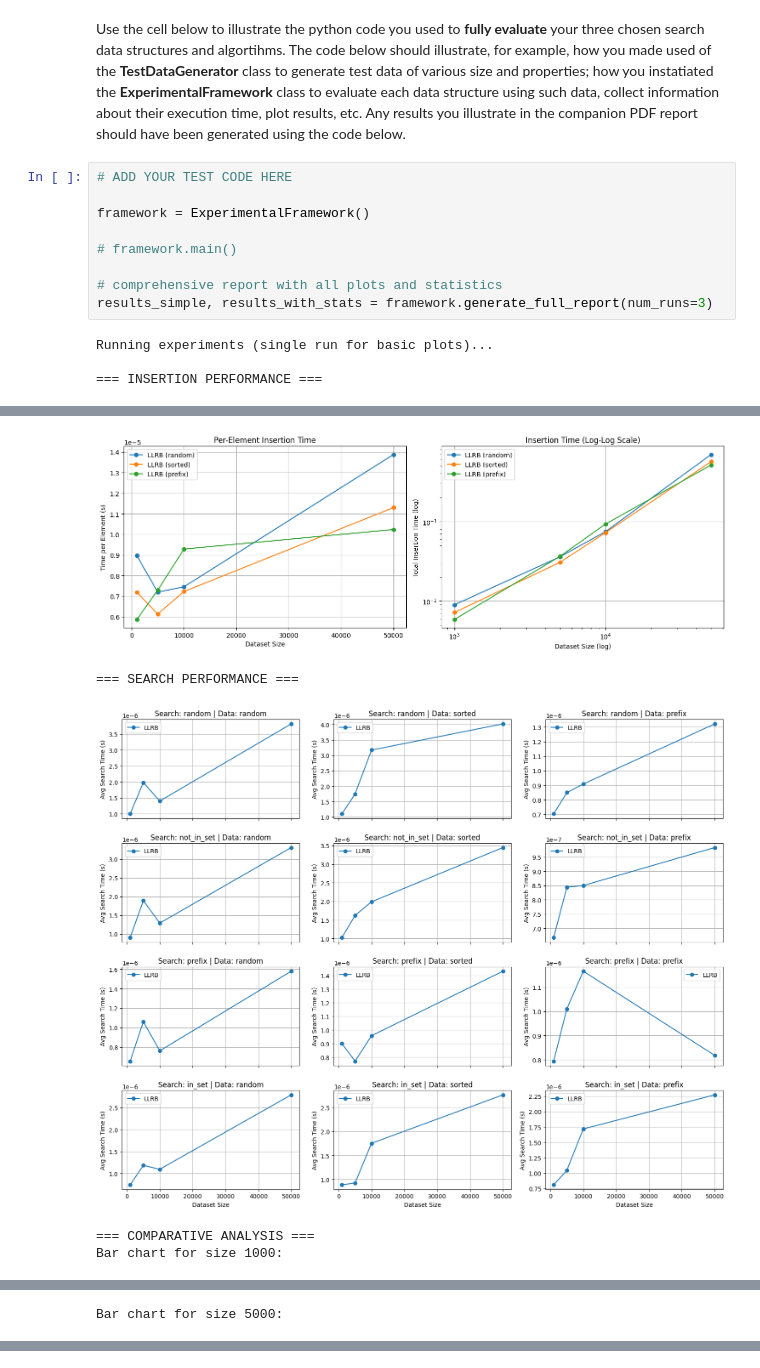
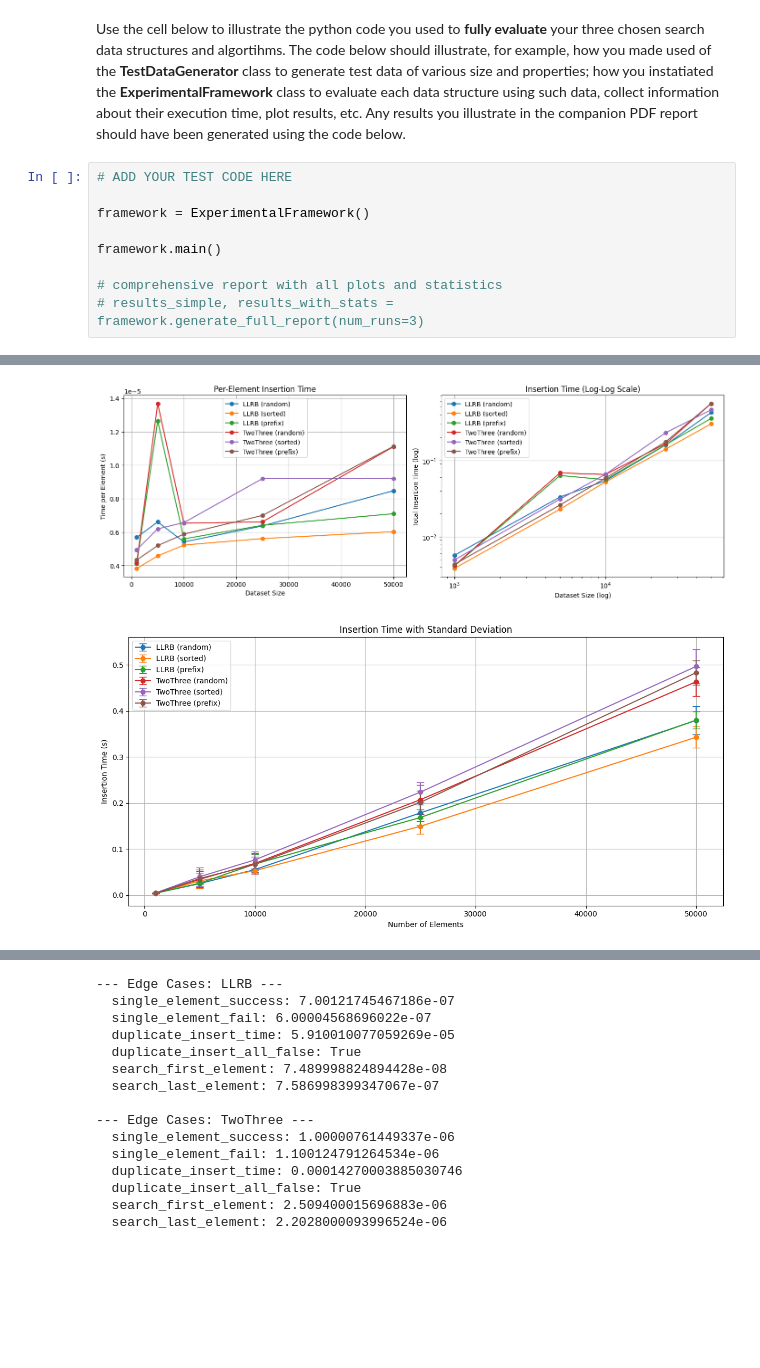
Before and after one commit to KingPotato77/COMP0005-Coursework, a Jupyter notebook: group_19_COMP0005_code.ipynb, the cells around one changed output, grey strips where cells are left out. Drawn from its saved outputs; the diff is of its cells as text; blank space fills up the shorter version.

Commit message:
Removed useless generate_full_report()

```diff
--- a/group_19_COMP0005_code.ipynb
+++ b/group_19_COMP0005_code.ipynb
@@ -803,11 +774,8 @@ Use the cell below to illustrate the python code you used to **fully evaluate**
 
 framework = ExperimentalFramework()
 
-# framework.main()
+framework.main()
 
 # comprehensive report with all plots and statistics
-results_simple, results_with_stats = framework.generate_full_report(num_runs=3)
+# results_simple, results_with_stats = framework.generate_full_report(num_runs=3)
 # %% [output]
-Running experiments (single run for basic plots)...
-
-=== INSERTION PERFORMANCE ===
@@ -815,5 +783,2 @@ Running experiments (single run for basic plots)...
-[figure, old version]
+[figure, new version]
-=== SEARCH PERFORMANCE ===
-[figure, old version]
+[figure, new version]
-=== COMPARATIVE ANALYSIS ===
-Bar chart for size 1000:
@@ -821 +785,0 @@ Bar chart for size 1000:
-Bar chart for size 5000:
@@ -826,0 +787,15 @@ Bar chart for size 50000:
+--- Edge Cases: LLRB ---
+  single_element_success: 7.00121745467186e-07
+  single_element_fail: 6.00004568696022e-07
+  duplicate_insert_time: 5.910010077059269e-05
+  duplicate_insert_all_false: True
+  search_first_element: 7.489998824894428e-08
+  search_last_element: 7.586998399347067e-07
+
+--- Edge Cases: TwoThree ---
+  single_element_success: 1.00000761449337e-06
+  single_element_fail: 1.100124791264534e-06
+  duplicate_insert_time: 0.00014270003885030746
+  duplicate_insert_all_false: True
+  search_first_element: 2.509400015696883e-06
+  search_last_element: 2.2028000093996524e-06
```
Also changed, not shown: parts of 2 cells of this notebook.
